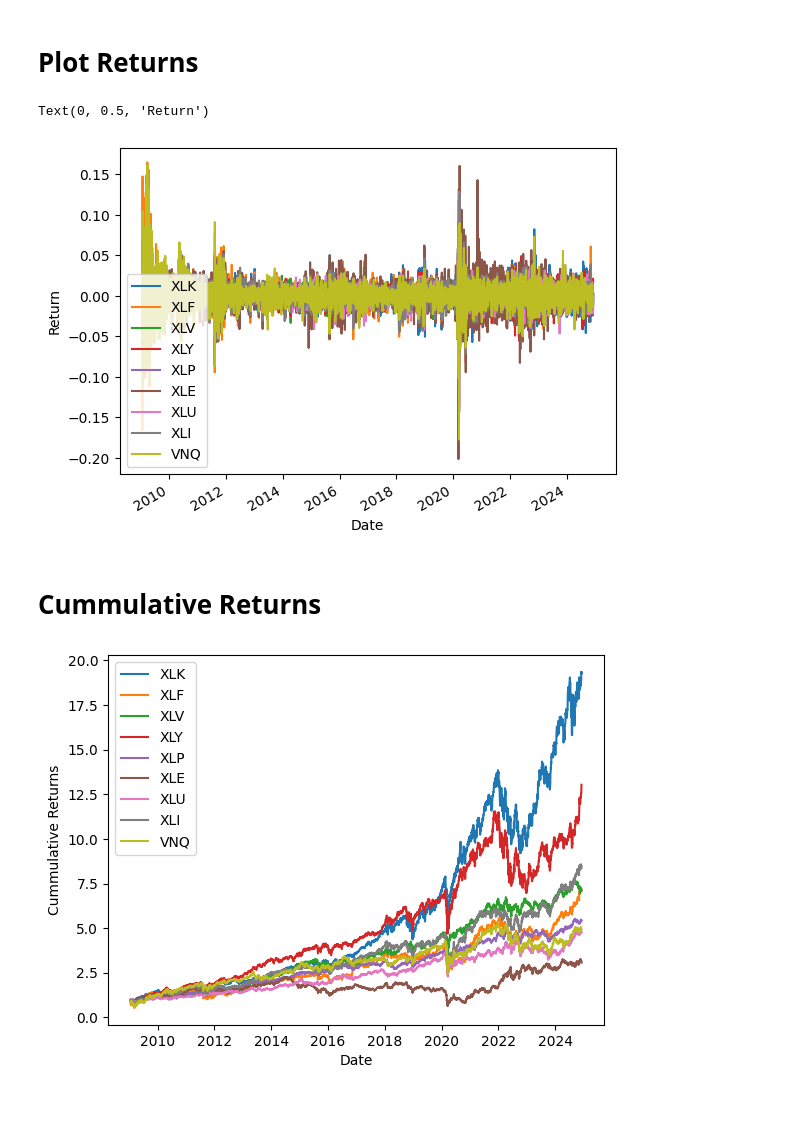
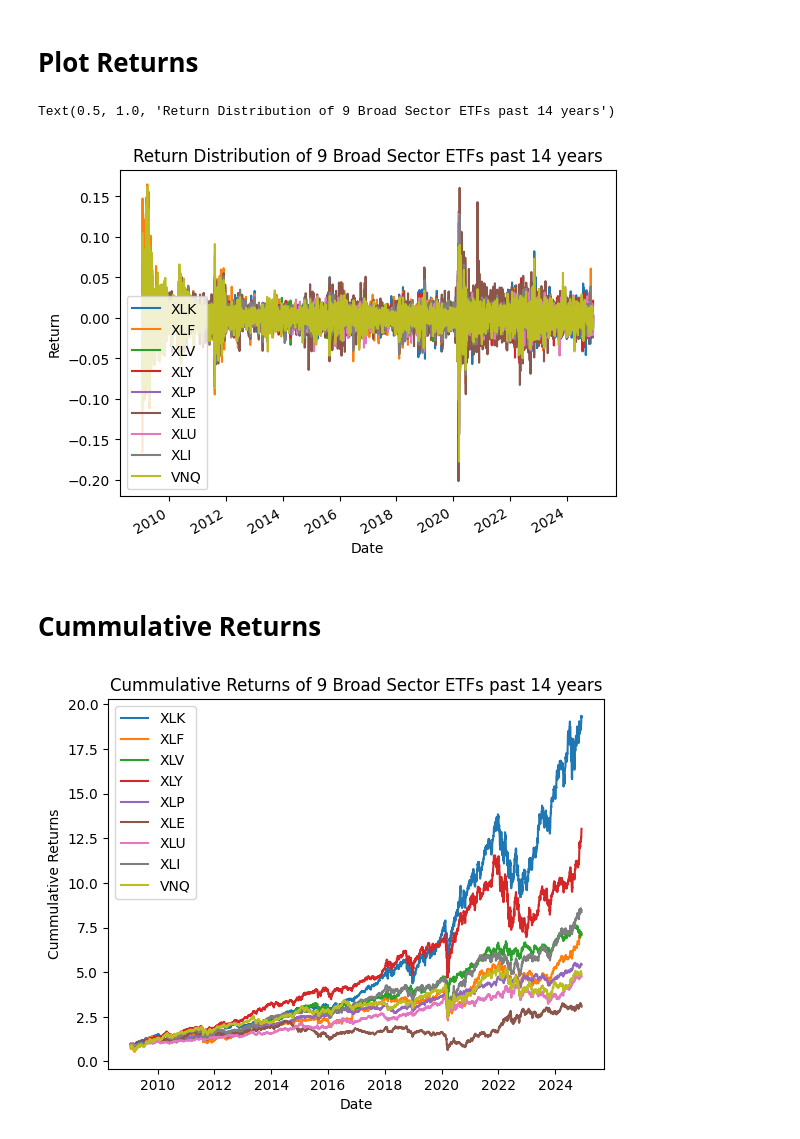
Before and after one commit to NookRitzia/Markowitz-Portfolio-Optimization, a Jupyter notebook: MPO Take 2.ipynb, the cells around one changed output. Drawn from its saved outputs; the diff is of its cells as text; code cells hidden in the pictures; blank space fills up the shorter version.

```diff
--- a/MPO Take 2.ipynb
+++ b/MPO Take 2.ipynb
@@ -56,11 +56,12 @@ return_df
 # %%
 colors=plt.cm.plasma(np.linspace(0,3,20))
 ax = return_df.plot()
 ax.set_xlabel('Date')
 ax.set_ylabel('Return')
+ax.set_title('Return Distribution of 9 Broad Sector ETFs past 14 years')
 # %% [output]
-Text(0, 0.5, 'Return')
+Text(0.5, 1.0, 'Return Distribution of 9 Broad Sector ETFs past 14 years')
-[figure, old version]
+[figure, new version]
 # %% [markdown]
 # Cummulative Returns
 # %%
@@ -69,6 +70,7 @@ for etf in return_df:
 plt.legend()
 plt.xlabel('Date')
 plt.ylabel('Cummulative Returns')
+plt.title('Cummulative Returns of 9 Broad Sector ETFs past 14 years')
 plt.show()
 # %% [output]
-[figure, old version]
+[figure, new version]
```
Also changed, not shown: parts of 17 cells of this notebook.
